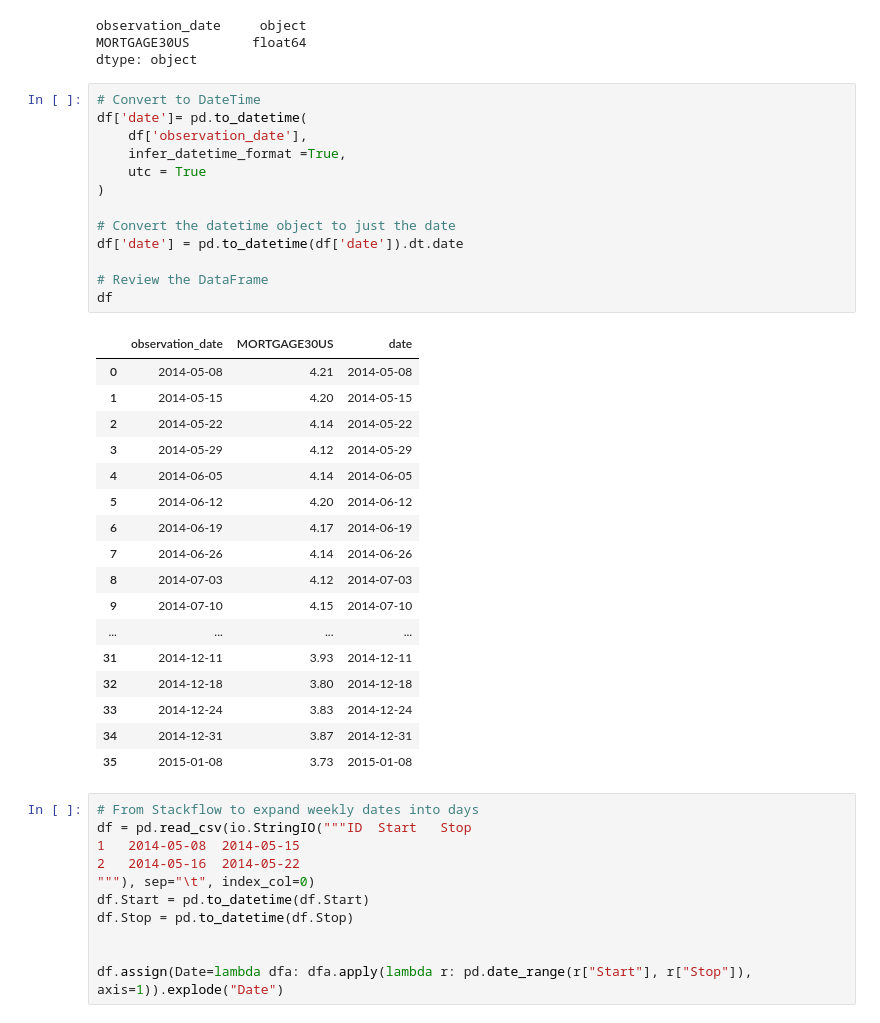
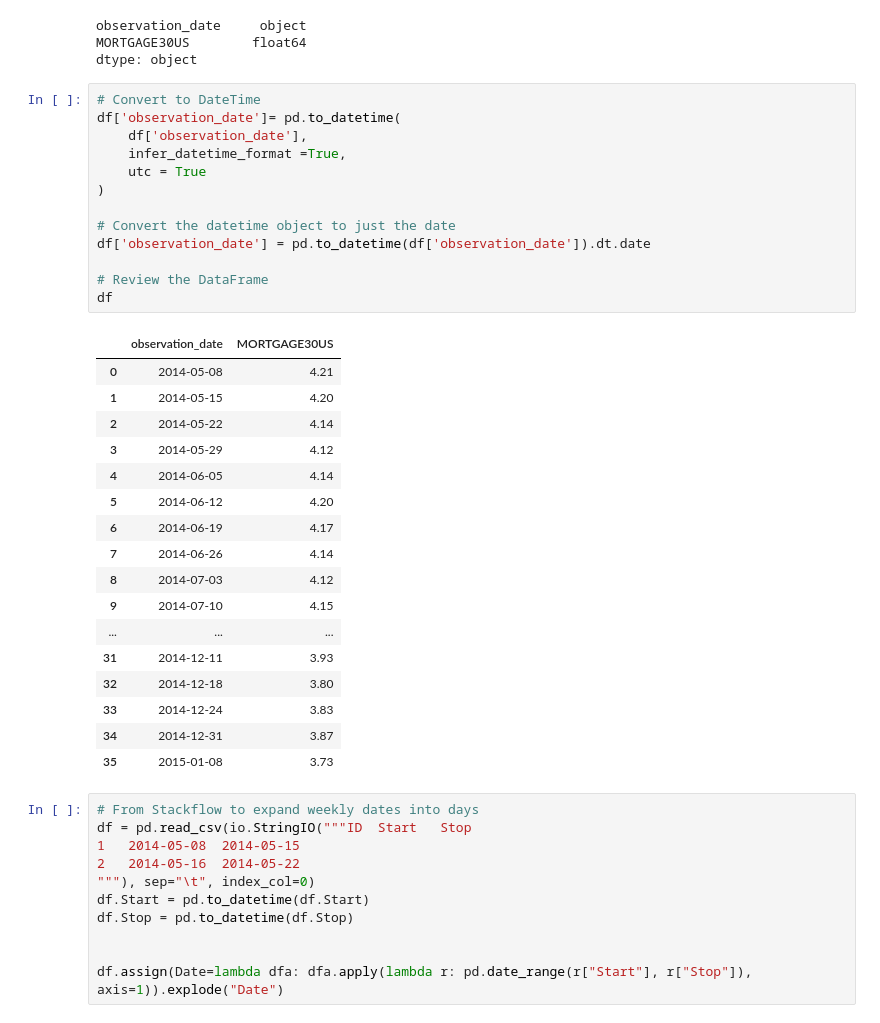
Before and after one commit to noahbeito/Housing_prices_prediction_ML, a Jupyter notebook: Coding/Housing_data.ipynb, the cells around one changed output. Saved outputs shown, nothing was run; the diff lists cells and outputs as text.

Commit message:
DataFrame for KC Housing and Mortgage Rates converted to DateTime format

```diff
--- a/Coding/Housing_data.ipynb
+++ b/Coding/Housing_data.ipynb
@@ -103,35 +103,35 @@ MORTGAGE30US        float64
 dtype: object
 # %%
 # Convert to DateTime
-df['date']= pd.to_datetime(
+df['observation_date']= pd.to_datetime(
     df['observation_date'],
     infer_datetime_format =True,
     utc = True
 )
 
 # Convert the datetime object to just the date
-df['date'] = pd.to_datetime(df['date']).dt.date
+df['observation_date'] = pd.to_datetime(df['observation_date']).dt.date
 
 # Review the DataFrame
 df
 # %% [output]
-|  | observation_date | MORTGAGE30US | date |
-| 0 | 2014-05-08 | 4.21 | 2014-05-08 |
-| 1 | 2014-05-15 | 4.20 | 2014-05-15 |
-| 2 | 2014-05-22 | 4.14 | 2014-05-22 |
-| 3 | 2014-05-29 | 4.12 | 2014-05-29 |
-| 4 | 2014-06-05 | 4.14 | 2014-06-05 |
-| 5 | 2014-06-12 | 4.20 | 2014-06-12 |
-| 6 | 2014-06-19 | 4.17 | 2014-06-19 |
-| 7 | 2014-06-26 | 4.14 | 2014-06-26 |
-| 8 | 2014-07-03 | 4.12 | 2014-07-03 |
-| 9 | 2014-07-10 | 4.15 | 2014-07-10 |
-| ... | ... | ... | ... |
-| 31 | 2014-12-11 | 3.93 | 2014-12-11 |
-| 32 | 2014-12-18 | 3.80 | 2014-12-18 |
-| 33 | 2014-12-24 | 3.83 | 2014-12-24 |
-| 34 | 2014-12-31 | 3.87 | 2014-12-31 |
-| 35 | 2015-01-08 | 3.73 | 2015-01-08 |
+|  | observation_date | MORTGAGE30US |
+| 0 | 2014-05-08 | 4.21 |
+| 1 | 2014-05-15 | 4.20 |
+| 2 | 2014-05-22 | 4.14 |
+| 3 | 2014-05-29 | 4.12 |
+| 4 | 2014-06-05 | 4.14 |
+| 5 | 2014-06-12 | 4.20 |
+| 6 | 2014-06-19 | 4.17 |
+| 7 | 2014-06-26 | 4.14 |
+| 8 | 2014-07-03 | 4.12 |
+| 9 | 2014-07-10 | 4.15 |
+| ... | ... | ... |
+| 31 | 2014-12-11 | 3.93 |
+| 32 | 2014-12-18 | 3.80 |
+| 33 | 2014-12-24 | 3.83 |
+| 34 | 2014-12-31 | 3.87 |
+| 35 | 2015-01-08 | 3.73 |
 # %%
 # From Stackflow to expand weekly dates into days
 df = pd.read_csv(io.StringIO("""ID  Start   Stop
```
